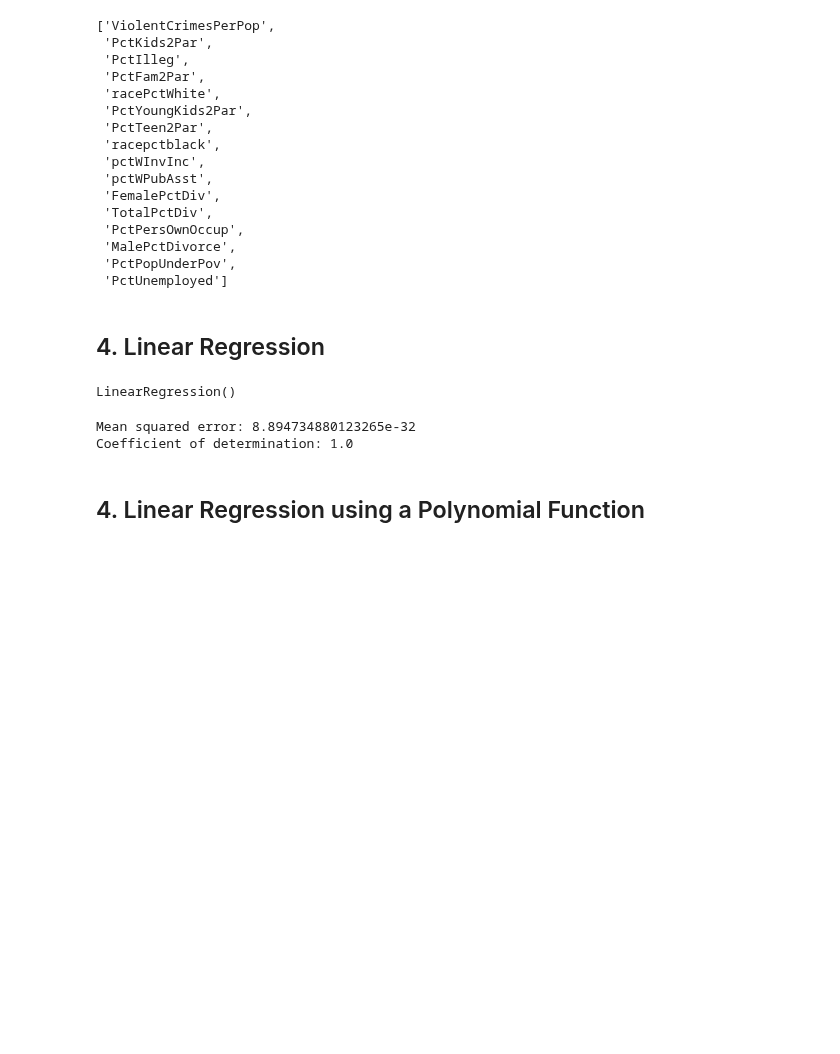
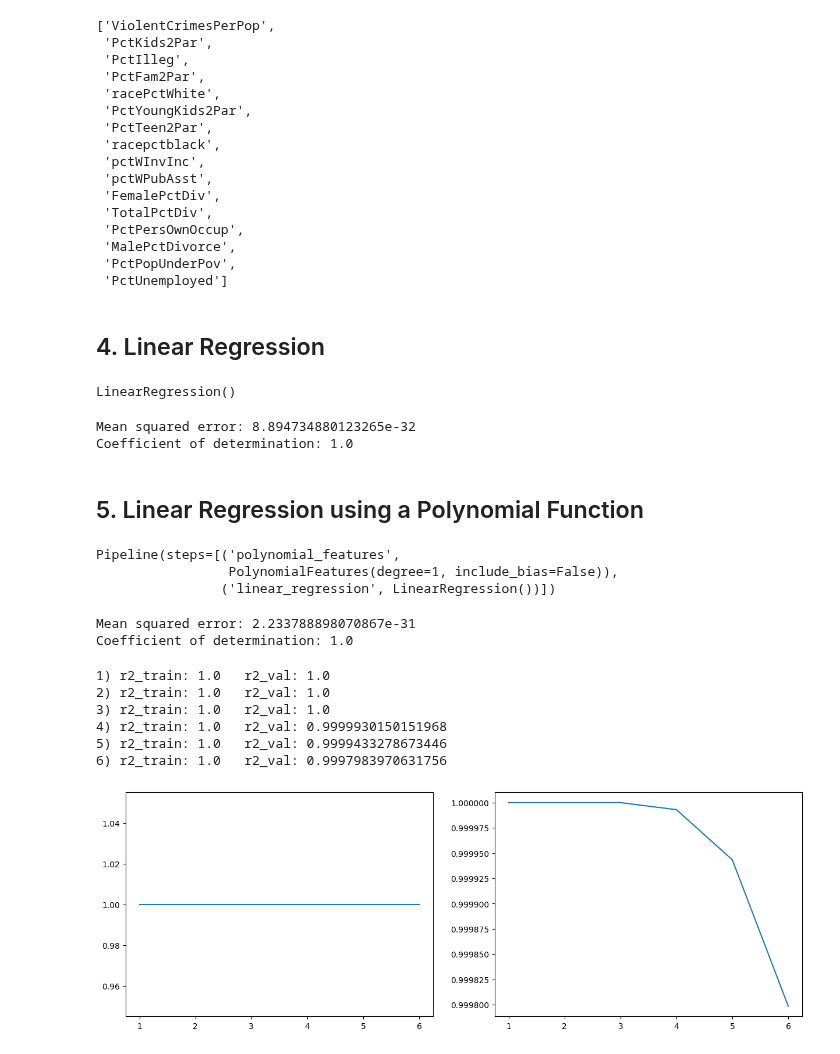
Before and after one commit to UlstuUniversityOrganization/ML-Lab3, a Jupyter notebook: Assignment 02_Linear_regression_regul_poly.ipynb, the cells around one changed output. Cells and saved outputs as stored; diff of their text form; code cells hidden in the pictures; blank space fills up the shorter version.

```diff
--- a/Assignment 02_Linear_regression_regul_poly.ipynb
+++ b/Assignment 02_Linear_regression_regul_poly.ipynb
@@ -225,4 +226,69 @@ print(f"Coefficient of determination: {r2_score(y_val, y_pred)}")
 Mean squared error: 8.894734880123265e-32
 Coefficient of determination: 1.0
 # %% [markdown]
-## 4. Linear Regression using a Polynomial Function
+## 5. Linear Regression using a Polynomial Function
+# %%
+from sklearn.preprocessing import PolynomialFeatures
+from sklearn.pipeline import Pipeline
+
+
+polynomial_features = PolynomialFeatures(degree=1, include_bias=False)
+linear_regression = linear_model.LinearRegression()
+
+pipeline = Pipeline(
+    [
+        ("polynomial_features", polynomial_features),
+        ("linear_regression", linear_regression)
+    ]
+)
+
+pipeline.fit(x_train, y_train)
+# %% [output]
+Pipeline(steps=[('polynomial_features',
+                 PolynomialFeatures(degree=1, include_bias=False)),
+                ('linear_regression', LinearRegression())])
+# %%
+y_pred = pipeline.predict(x_val)
+print(f"Mean squared error: {mean_squared_error(y_val, y_pred)}")
+print(f"Coefficient of determination: {r2_score(y_val, y_pred)}")
+# %% [output]
+Mean squared error: 2.233788898070867e-31
+Coefficient of determination: 1.0
+# %%
+def plot_dependence_on_degree(x_train, y_train, x_val, y_val, max_degree):
+    r2_train = []
+    r2_val = []
+    degrees = list(range(1, max_degree + 1))
+    for degree in degrees:
+        polynomial_features = PolynomialFeatures(degree=degree, include_bias=False)
+        linear_regression = linear_model.LinearRegression()
+
+        pipeline = Pipeline(
+            [
+                ("polynomial_features", polynomial_features),
+                ("linear_regression", linear_regression)
+            ]
+        )
+
+        pipeline.fit(x_train, y_train)
+
+        r2_train.append(r2_score(y_train, pipeline.predict(x_train)))
+        r2_val.append(r2_score(y_val, pipeline.predict(x_val)))
+
+        print(f"{degree}) r2_train: {r2_train[len(r2_train) - 1]}   r2_val: {r2_val[len(r2_val) - 1]}")
+
+    fig, ax = plt.subplots(1, 2, figsize=(15, 5))
+
+    ax[0].plot(degrees, r2_train)
+    ax[1].plot(degrees, r2_val)
+    plt.show()
+
+plot_dependence_on_degree(x_train, y_train, x_val, y_val, 6)
+# %% [output]
+1) r2_train: 1.0   r2_val: 1.0
+2) r2_train: 1.0   r2_val: 1.0
+3) r2_train: 1.0   r2_val: 1.0
+4) r2_train: 1.0   r2_val: 0.9999930150151968
+5) r2_train: 1.0   r2_val: 0.9999433278673446
+6) r2_train: 1.0   r2_val: 0.9997983970631756
+[figure, added]
```
Also changed, not shown: parts of 1 cell of this notebook.
